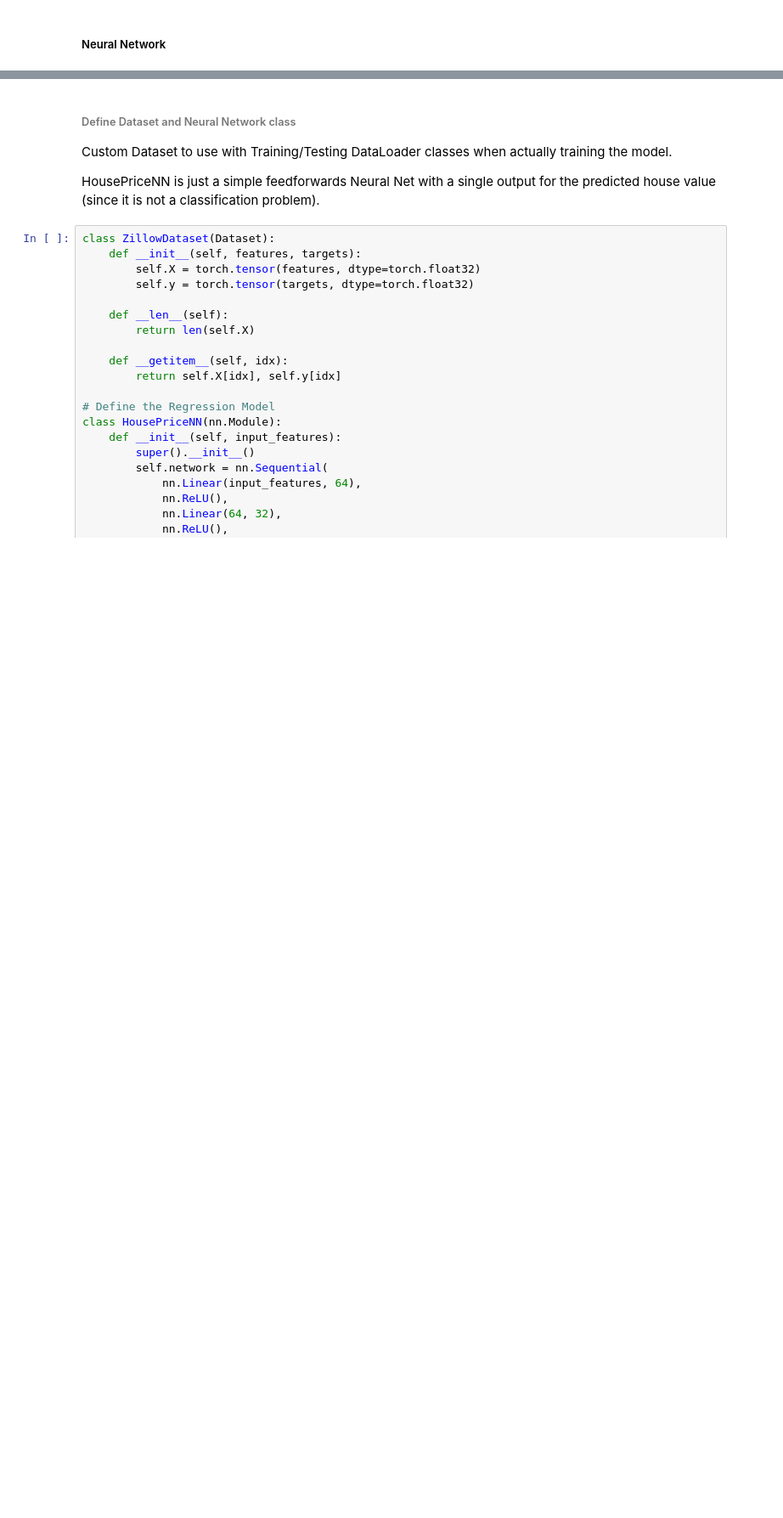
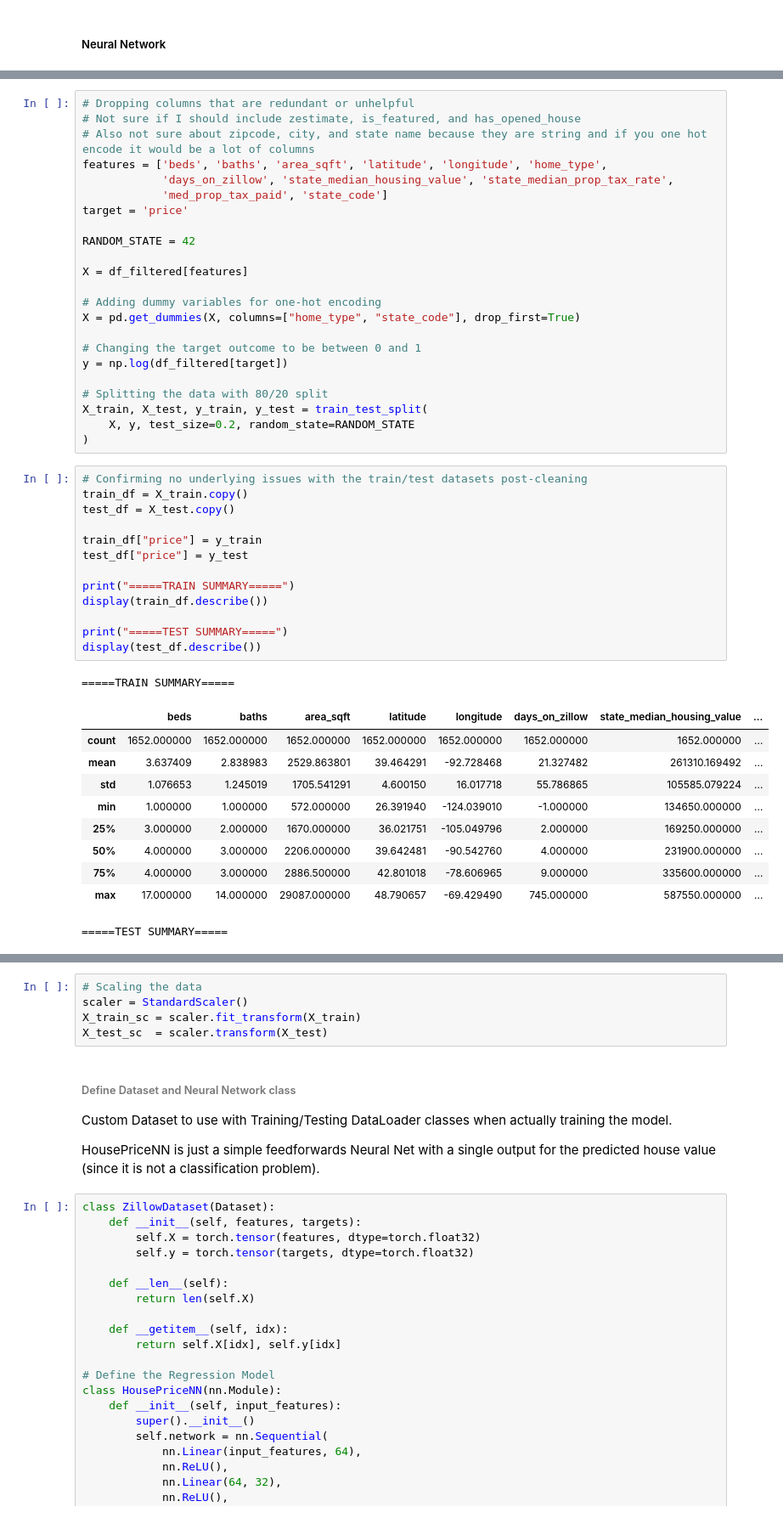
Before and after one commit to nasingh2/DS644-MLBA-Final-Project, a Jupyter notebook: models/deeplearning.ipynb, the cells around one changed output, grey strips where cells are left out. Shown at 85% size. Cells and saved outputs as stored; diff of their text form; blank space fills up the shorter version.

```diff
--- a/models/deeplearning.ipynb
+++ b/models/deeplearning.ipynb
@@ -6,0 +135,48 @@ print(f"Using {device} device")
+# %%
+# Dropping columns that are redundant or unhelpful
+# Not sure if I should include zestimate, is_featured, and has_opened_house
+# Also not sure about zipcode, city, and state name because they are string and if you one hot encode it would be a lot of columns
+features = ['beds', 'baths', 'area_sqft', 'latitude', 'longitude', 'home_type',
+            'days_on_zillow', 'state_median_housing_value', 'state_median_prop_tax_rate',
+            'med_prop_tax_paid', 'state_code']
+target = 'price'
+
+RANDOM_STATE = 42
+
+X = df_filtered[features]
+
+# Adding dummy variables for one-hot encoding
+X = pd.get_dummies(X, columns=["home_type", "state_code"], drop_first=True)
+
+# Changing the target outcome to be between 0 and 1
+y = np.log(df_filtered[target])
+
+# Splitting the data with 80/20 split
+X_train, X_test, y_train, y_test = train_test_split(
+    X, y, test_size=0.2, random_state=RANDOM_STATE
+)
+# %%
+# Confirming no underlying issues with the train/test datasets post-cleaning
+train_df = X_train.copy()
+test_df = X_test.copy()
+
+train_df["price"] = y_train
+test_df["price"] = y_test
+
+print("=====TRAIN SUMMARY=====")
+display(train_df.describe())
+
+print("=====TEST SUMMARY=====")
+display(test_df.describe())
+# %% [output]
+=====TRAIN SUMMARY=====
+|  | beds | baths | area_sqft | latitude | longitude | days_on_zillow | state_median_housing_value | ... |
+| count | 1652.000000 | 1652.000000 | 1652.000000 | 1652.000000 | 1652.000000 | 1652.000000 | 1652.000000 | ... |
+| mean | 3.637409 | 2.838983 | 2529.863801 | 39.464291 | -92.728468 | 21.327482 | 261310.169492 | ... |
+| std | 1.076653 | 1.245019 | 1705.541291 | 4.600150 | 16.017718 | 55.786865 | 105585.079224 | ... |
+| min | 1.000000 | 1.000000 | 572.000000 | 26.391940 | -124.039010 | -1.000000 | 134650.000000 | ... |
+| 25% | 3.000000 | 2.000000 | 1670.000000 | 36.021751 | -105.049796 | 2.000000 | 169250.000000 | ... |
+| 50% | 4.000000 | 3.000000 | 2206.000000 | 39.642481 | -90.542760 | 4.000000 | 231900.000000 | ... |
+| 75% | 4.000000 | 3.000000 | 2886.500000 | 42.801018 | -78.606965 | 9.000000 | 335600.000000 | ... |
+| max | 17.000000 | 14.000000 | 29087.000000 | 48.790657 | -69.429490 | 745.000000 | 587550.000000 | ... |
+=====TEST SUMMARY=====
@@ -7,3 +192,8 @@ print(f"Using {device} device")
+# %%
+# Scaling the data
+scaler = StandardScaler()
+X_train_sc = scaler.fit_transform(X_train)
+X_test_sc  = scaler.transform(X_test)
 # %% [markdown]
 ###### Define Dataset and Neural Network class
 
```
Also changed, not shown: parts of 9 cells of this notebook.
